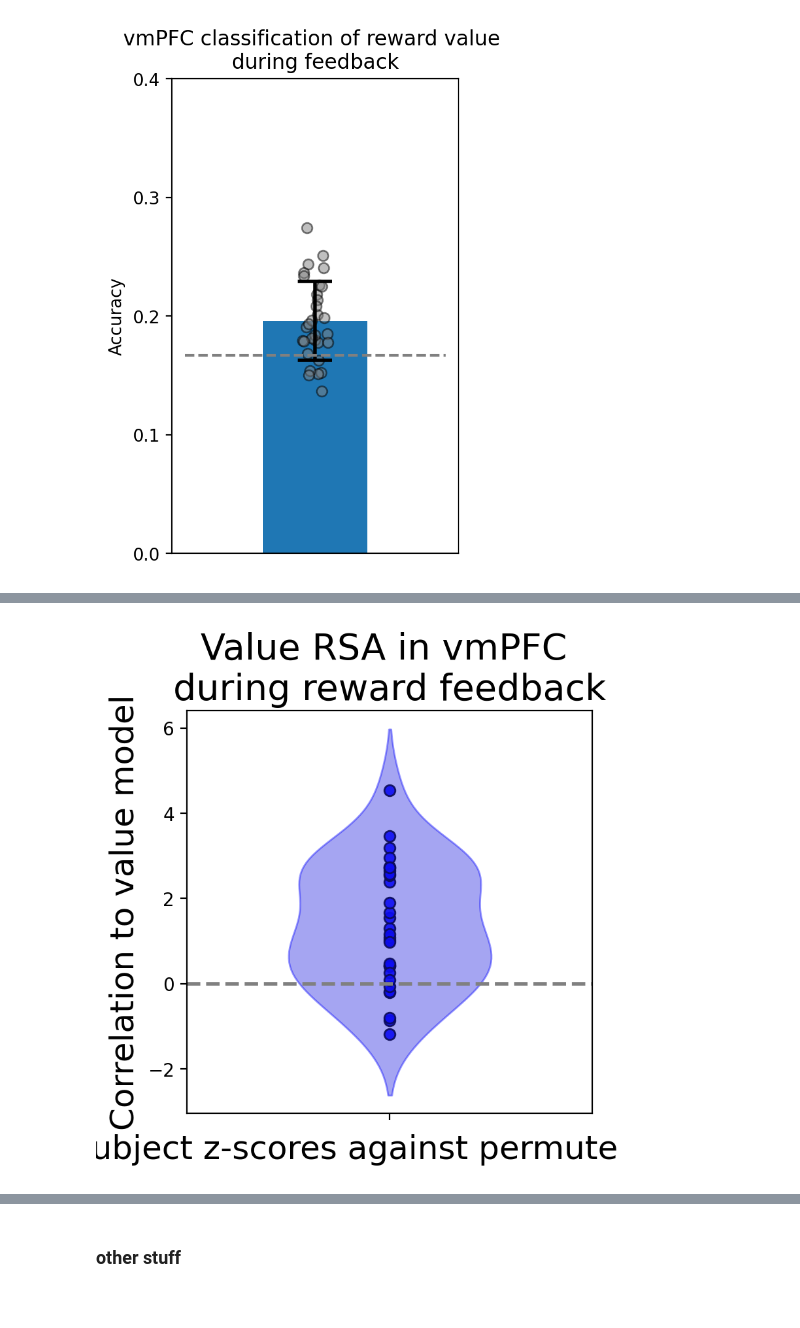
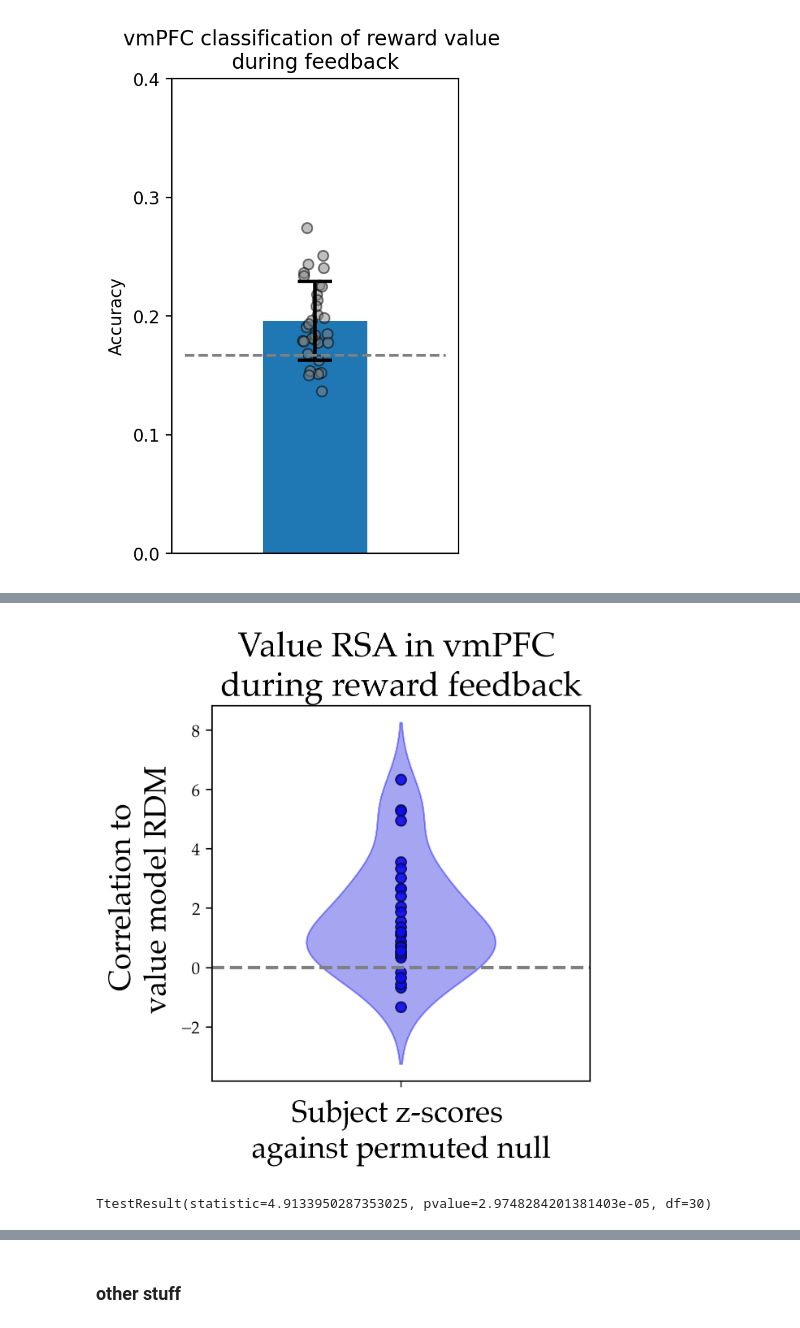
Before and after one commit to csiyer/hybrid_rl, a Jupyter notebook: fmri_analysis/neural_patterns.ipynb, the cells around one changed output, grey strips where cells are left out. Cells and saved outputs as stored; diff of their text form; code cells hidden in the pictures.

```diff
--- a/fmri_analysis/neural_patterns.ipynb
+++ b/fmri_analysis/neural_patterns.ipynb
@@ -905,0 +943,25 @@ TtestResult(statistic=5.721227127827627, pvalue=3.0461758042180026e-06, df=30)
+# %%
+beh_data = nh.get_beh_data(1)
+newtrials = beh_data.OldT == 0
+y = beh_data[newtrials].Outcome.values
+X = vmpfc_patterns[1]['fb'][newtrials]
+
+sort_idx = np.argsort(y)
+y_sorted = y[sort_idx]
+X_sorted = X[sort_idx]
+
+model_rdm = np.abs(y_sorted[:, None] - y_sorted[None, :])
+neural_rdm = 1 - np.corrcoef(X_sorted)
+
+plt.figure(figsize=(6, 5),dpi=300)
+sns.heatmap(model_rdm, square=True, cbar=False)
+plt.xticks([])
+plt.yticks([])
+plt.title("Model RDM (Sorted by Reward Value)")
+plt.show()
+plt.figure(figsize=(6, 5),dpi=300)
+sns.heatmap(neural_rdm, square=True, cbar=False)
+plt.xticks([])
+plt.yticks([])
+plt.title("Neural RDM (Sorted by Reward Value)")
+plt.show()
@@ -909,48 +974,50 @@ from scipy.stats import spearmanr
 from tqdm import tqdm
 
 def rsa_value_models(n_perm=1000):
-    def compute_rdm(X):
-        return 1 - np.corrcoef(X)
-
     z_scores = []
 
     for subj in tqdm(range(1,32)):
 
         beh_data = nh.get_beh_data(subj)
         newtrials = beh_data.OldT==0
-        y = beh_data[newtrials].Outcome.values
+        y = beh_data[newtrials].Outcome.values # scalar reward values
         X = vmpfc_patterns[subj]['fb'][newtrials]
 
-        neural_rdm = compute_rdm(X)
-        model_rdm = (y[:, None] != y[None, :]).astype(float)
+        neural_rdm = 1 - np.corrcoef(X)
+        # model_rdm = (y[:, None] != y[None, :]).astype(float)
+        model_rdm = np.abs(y[:, None] - y[None, :]) # model is scalar difference in reward
 
         # Vectorize upper triangle
         triu_idx = np.triu_indices_from(neural_rdm, k=1)
         neural_vec = neural_rdm[triu_idx]
         model_vec = model_rdm[triu_idx]
 
         # Observed correlations
         rho_obs = spearmanr(neural_vec, model_vec).correlation
 
         # Null distributions
         rhos_null = []
         for _ in range(n_perm):
             y_shuff = np.random.permutation(y)
             model_rdm_shuff = np.abs(y_shuff[:, None] - y_shuff[None, :])
             rhos_null.append(spearmanr(neural_vec, model_rdm_shuff[triu_idx]).correlation)
 
         # Compute z-scores
         z = (rho_obs - np.mean(rhos_null)) / np.std(rhos_null)
         z_scores.append(z)
 
     return np.array(z_scores)
 
+
 zscores = rsa_value_models()
-nh.simple_violin(zscores, figsize=(4,4), dpi=200,
+nh.simple_violin(zscores, figsize=(4,4), dpi=300,
                  xlim=(-0.8,0.8),
-                 xlabel='Subject z-scores against permuted null',#Subject z-scores against permuted nullCorrelation of vmPFC patterns to reward RDM \n(subject z-scores against permuted null)',
-                 ylabel='Correlation to value model',
+                 xlabel='Subject z-scores \nagainst permuted null',#Subject z-scores against permuted nullCorrelation of vmPFC patterns to reward RDM \n(subject z-scores against permuted null)',
+                 ylabel='Correlation to \n value model RDM',
                  title='Value RSA in vmPFC \nduring reward feedback',
                  chancelabel='mean of subject null')
+
+ttest_1samp(zscores,0)
 # %% [output]
-[figure, old version]
+[figure, new version]
+TtestResult(statistic=4.9133950287353025, pvalue=2.9748284201381403e-05, df=30)
```
Also changed, not shown: parts of 11 cells of this notebook, 4 other files.
